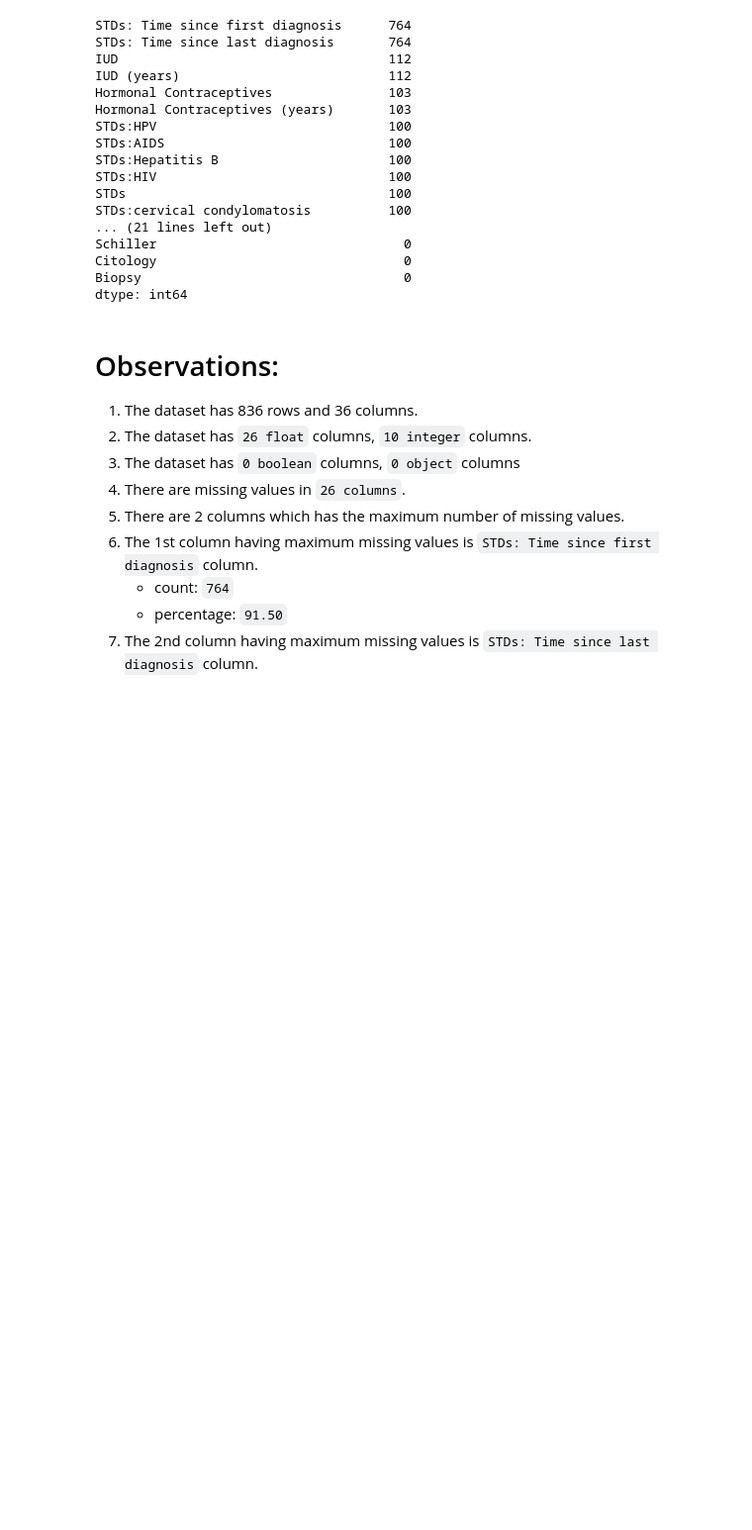
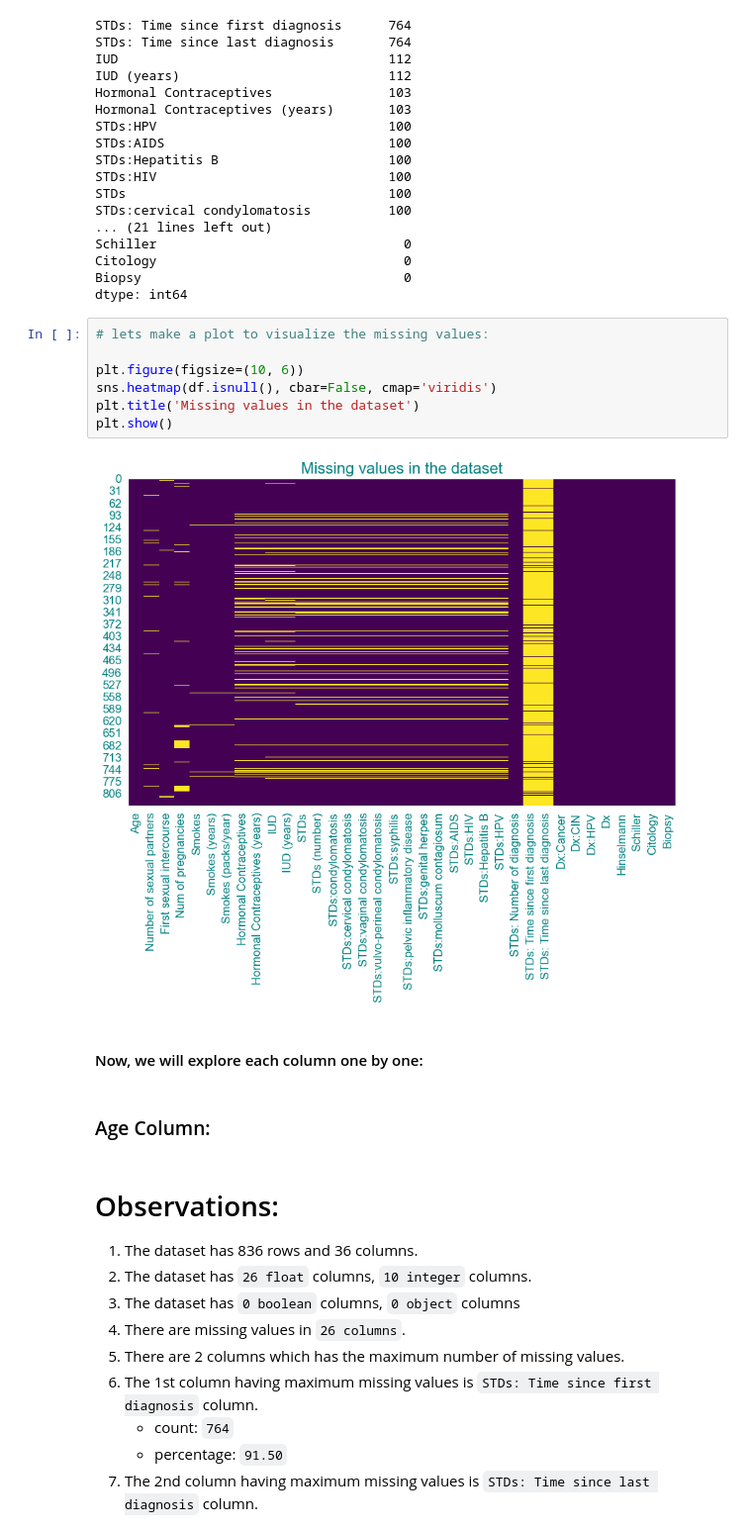
Before and after one commit to faizan-yousaf/Cervical_Cancer_Analysis, a Jupyter notebook: notebook/cervial_cancer_analysis.ipynb, the cells around one changed output. Shown: that part at 99% size. Drawn from its saved outputs; the diff is of its cells as text; blank space fills up the shorter version.

Commit message:
UPDATE: commited the changes till missing values

```diff
--- a/notebook/cervial_cancer_analysis.ipynb
+++ b/notebook/cervial_cancer_analysis.ipynb
@@ -430,6 +430,19 @@ Schiller                                0
 Citology                                0
 Biopsy                                  0
 dtype: int64
+# %%
+# lets make a plot to visualize the missing values:
+
+plt.figure(figsize=(10, 6))
+sns.heatmap(df.isnull(), cbar=False, cmap='viridis')
+plt.title('Missing values in the dataset')
+plt.show()
+# %% [output]
+[figure, added]
+# %% [markdown]
+#### Now, we will explore each column one by one:
+# %% [markdown]
+### Age Column:
 # %% [markdown]
 # Observations:
 1. The dataset has 836 rows and 36 columns.
```
